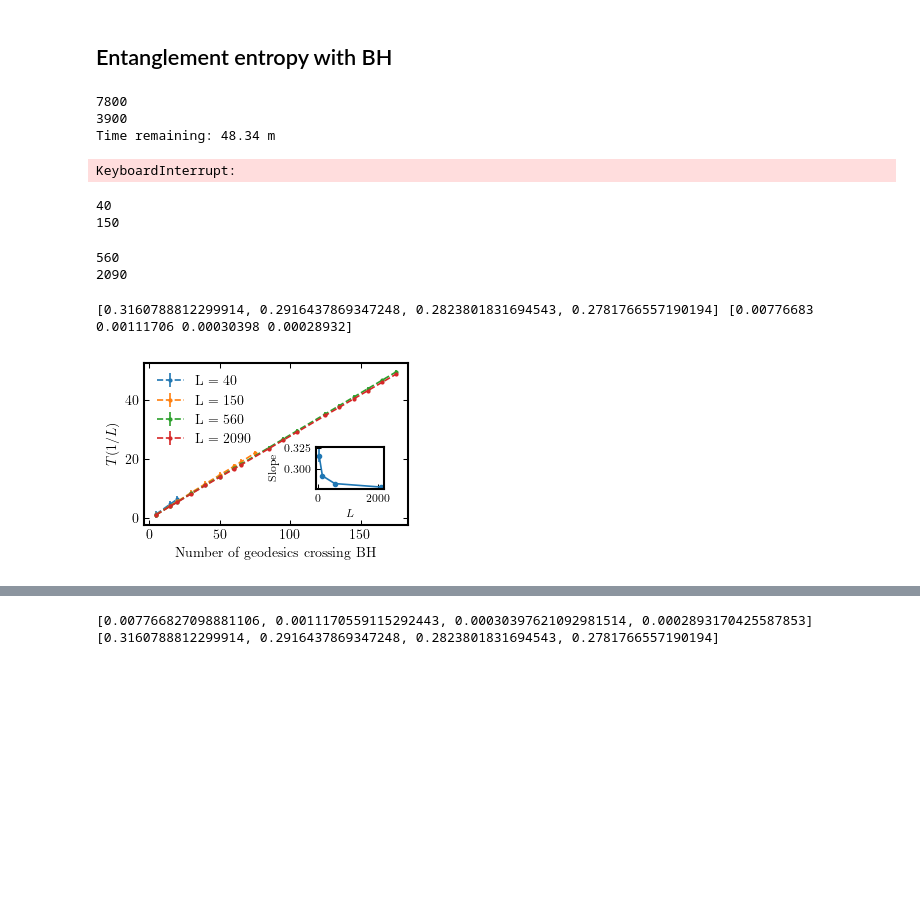
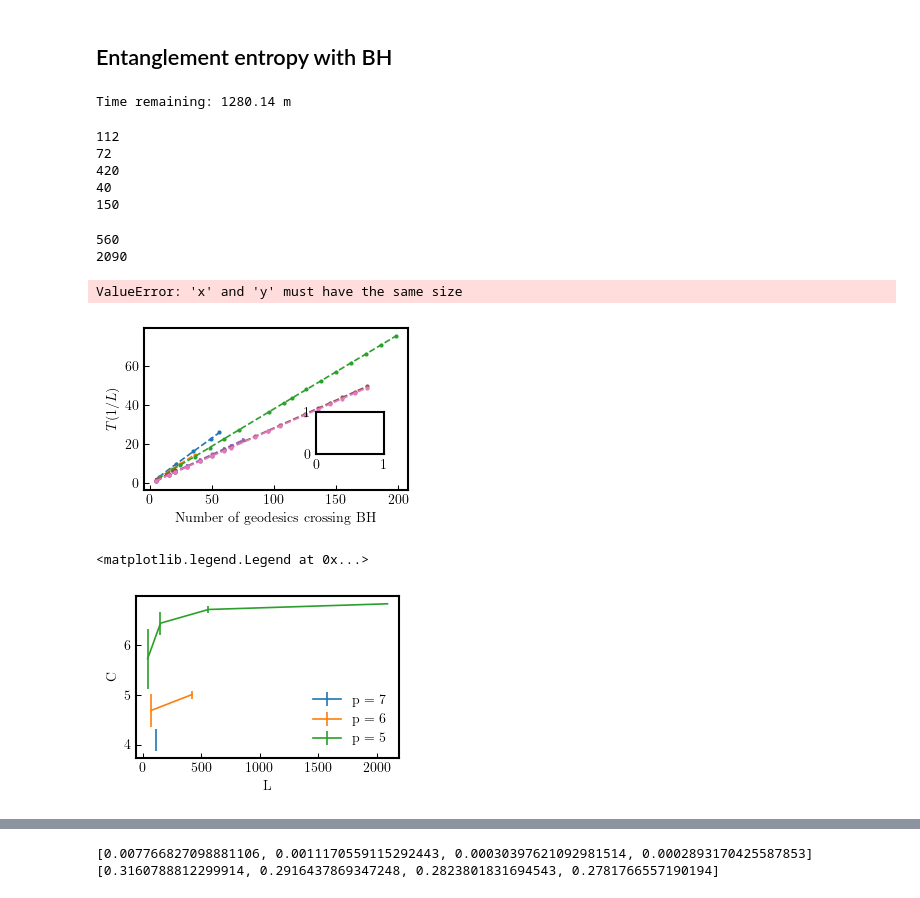
Before and after one commit to Alejo-Costa-Duran/HyperbolicFractonModel, a Jupyter notebook: Simulation.ipynb, the cells around one changed output, grey strips where cells are left out. Drawn from its saved outputs; the diff is of its cells as text; code cells hidden in the pictures; blank space fills up the shorter version.

```diff
--- a/Simulation.ipynb
+++ b/Simulation.ipynb
@@ -386,7 +432,7 @@ plt.savefig("./CorrelationsTemps.png")
 # %% [markdown]
 ## Entanglement entropy with BH
 # %%
-def entanglementEntropies(p,q,nLayers,step):
+def entanglementEntropies(p,q,nLayers,step,numRads):
 
     # Define the directory where you want to save the files
     save_dir = f"../Data/P{p}Q{q}/{nLayers}Layers"
@@ -398,10 +444,8 @@ def entanglementEntropies(p,q,nLayers,step):
     model = md.FractonModel(p,q,nLayers)
     insidePols = insidePolygons(model)
     bHoleRads = sorted(list(set([np.round(g.distanceToOrigin+0.00001,5) for g in model.geodesicList])))
-    bHoleRads = [0]+bHoleRads[:20]
+    bHoleRads = [0]+bHoleRads[:numRads]
     borderSize = int(len(model.border))
-    print(borderSize)
-    print(len(model.geodesicList))
     halfBorderSize = int(len(model.border)/2)
     entropy = np.zeros((len(bHoleRads),borderSize-1))
     numStatistics = int(borderSize/step)
@@ -440,13 +484,12 @@ def entanglementEntropies(p,q,nLayers,step):
         print(f'Finished black hole with radius {rad:.4f}',end = '\n')
         entropy[:,int((borderSize-1)/2)] = entropy[:,int((borderSize-1)/2)]/2
     entropy = entropy/numStatistics
-    fName = "P"+str(p)+"Q"+str(q)+"N"+str(nLayers)+".npy"
+    fName = "P"+str(p)+"Q"+str(q)+"N"+str(nLayers)+str(numRads)+".npy"
     np.save(os.path.join(entropies_dir,fName),entropy)
 
-entanglementEntropies(6,4,5,6)
-entanglementEntropies(6,4,6,18)
+for n in range(6,7):
+    entanglementEntropies(6,4,n,6,0)
+for n in range(5,6):
+    entanglementEntropies(7,4,n,1,0)
 # %% [output]
-7800
-3900
-Time remaining: 48.34 m
+Time remaining: 1280.14 m
-KeyboardInterrupt:
@@ -475,6 +556,6 @@ def numGeodesics(model,bHoleRads):
 # %%
 q = 4
-tuples = [(5,3),(5,4),(5,5),(5,6)]
+tuples = [(7,3),(6,3),(6,4),(5,3),(5,4),(5,5),(5,6)]
 
 figTemps, axTemps = plt.subplots()
 
@@ -512,7 +593,7 @@ for t in tuples:
     axTemps.set_ylabel('$T(1/L)$')
 left, bottom, width, height = [0.63, 0.28, 0.2, 0.2]
 ax2 = figTemps.add_axes([left, bottom, width, height])
-ax2.errorbar(lattice54Sizes[3:7],slopes,yerr = np.array(slopesVariance),marker = 'o', markersize = 3)
+ax2.errorbar(lattice64Sizes[3:5],slopes,yerr = np.array(slopesVariance),marker = 'o', markersize = 3)
 plt.xticks(fontsize=8)
 plt.yticks(fontsize=8)
 ax2.set_ylabel(r'Slope',size = 8)
@@ -523,12 +604,25 @@ figTemps.show()
 figTemps.savefig(f'./TemperaturesLinear.eps',format = 'eps', dpi=800, bbox_inches = 'tight',pad_inches = 0.03)
 print(slopes, np.array(slopesVariance))
 # %% [output]
+112
+72
+420
 40
 150
 560
 2090
-[0.3160788812299914, 0.2916437869347248, 0.2823801831694543, 0.2781766557190194] [0.00776683 0.00111706 0.00030398 0.00028932]
+ValueError: 'x' and 'y' must have the same size
-[figure, old version]
+[figure, new version]
+# %%
+plt.errorbar([112],np.array([centralCharges[0]]),yerr = np.array([centralChargesVariance[0]]),label = 'p = 7')
+plt.errorbar([72,420],np.array(centralCharges[1:3]),yerr = np.array(centralChargesVariance[1:3]),label = 'p = 6')
+plt.errorbar(lattice54Sizes[3:7],np.array(centralCharges[3:]),yerr = np.array(centralChargesVariance[3:]),label = 'p = 5')
+plt.xlabel('L')
+plt.ylabel('C')
+plt.legend()
+# %% [output]
+<matplotlib.legend.Legend at 0x...>
+[figure, added]
 # %%
 figEntropy, axEntropy = plt.subplots()
 left, bottom, width, height = [0.57, 0.28, 0.25, 0.25]
```
Also changed, not shown: parts of 14 cells of this notebook, 1 other file.
